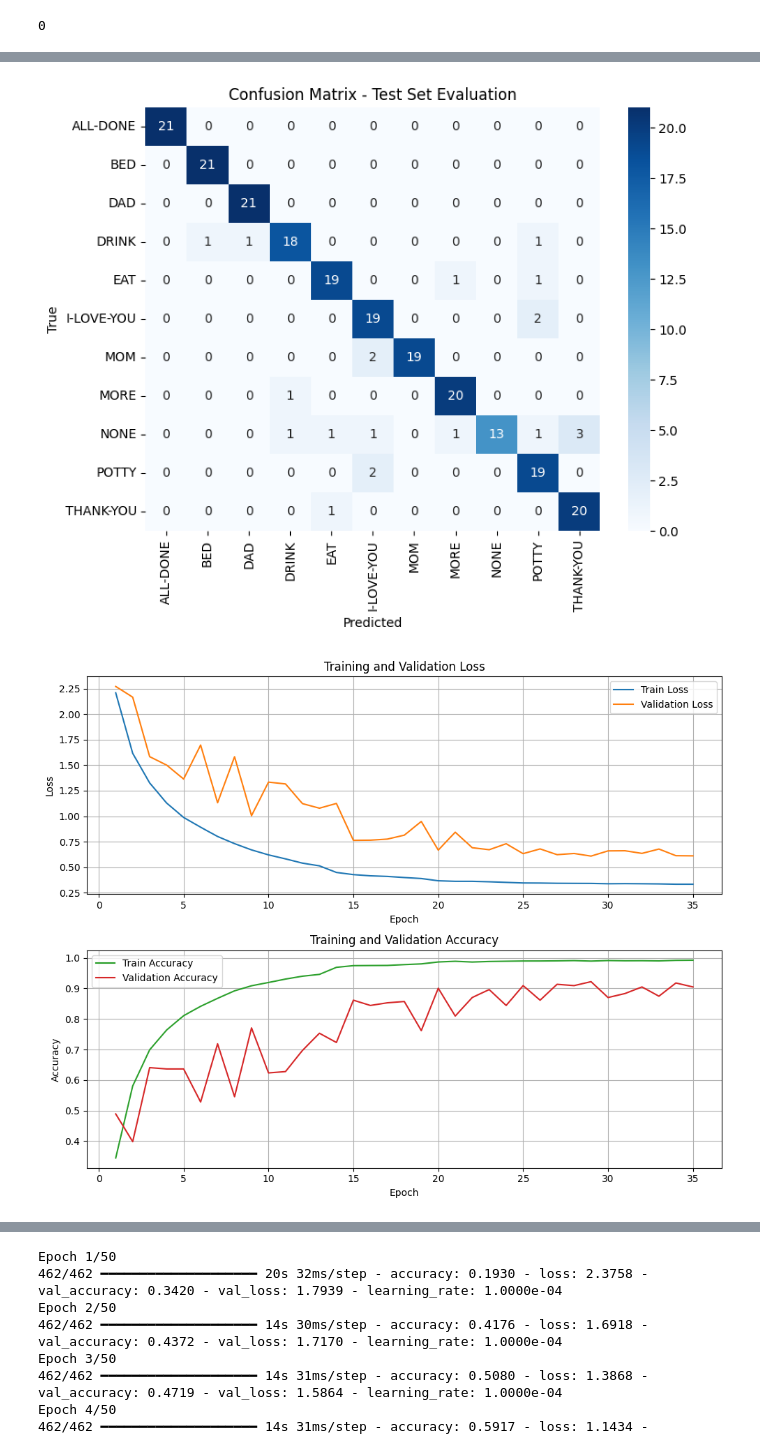
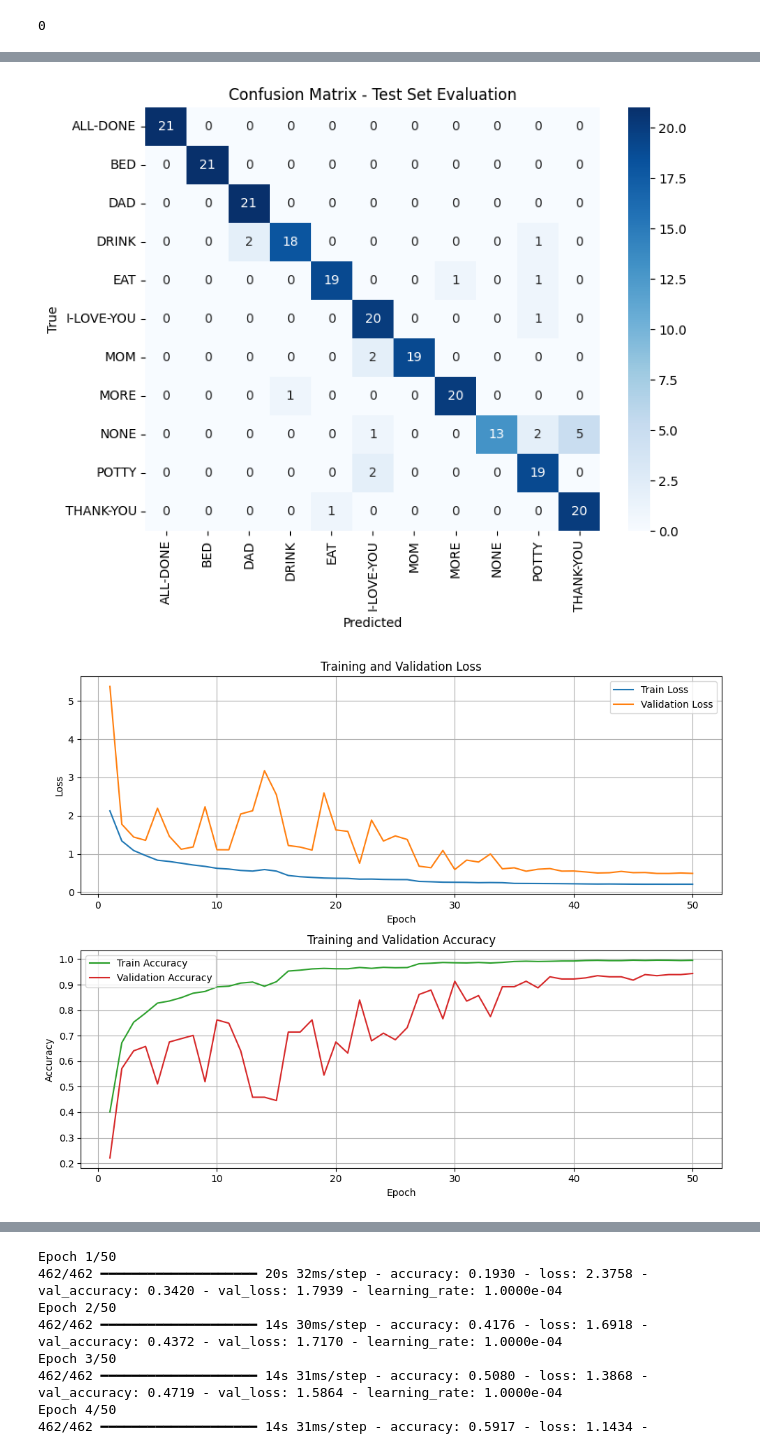
Before and after one commit to D3rrickLa/machine_learning_tfnmp, a Jupyter notebook: model/CNN_LSTM/v3/cnn_lstm_v3.ipynb, the cells around one changed output, grey strips where cells are left out. Drawn from its saved outputs; the diff is of its cells as text; code cells hidden in the pictures.

Commit message:
model updated

```diff
--- a/model/CNN_LSTM/v3/cnn_lstm_v3.ipynb
+++ b/model/CNN_LSTM/v3/cnn_lstm_v3.ipynb
@@ -210,21 +210,23 @@ model = Sequential([
     # They are a 2D shape, not the 1D it is expecting
     InputLayer(shape=(sequence_length, X_train_sequences.shape[2])),
 
-    Conv1D(64, 3, kernel_regularizer=L2(1e-3)),
+    Conv1D(72, 4, kernel_regularizer=L2(1e-3)),
     BatchNormalization(),
     Dropout(0.3),
+
     Flatten(),
 
     Dense(90, kernel_regularizer=L2(1e-3)),
     BatchNormalization(),
     Activation("relu"),
+    Dropout(0.17642),
 
-    Dense(len(class_labels), activation='softmax', kernel_regularizer=L1L2(1e-5, 1e-4), bias_regularizer=L2(1e-5))
+    Dense(len(class_labels), activation='softmax', kernel_regularizer=L1L2(1e-3, 1e-4), bias_regularizer=L2(1e-5))
 
 
 ])
 
-model.compile(optimizer=AdamW(learning_rate=1.0e-4, weight_decay=1e-5, clipnorm=1.0), loss='categorical_crossentropy', metrics=['accuracy'])
+model.compile(optimizer=AdamW(learning_rate=1.2564e-3, weight_decay=1e-5, clipnorm=1.0), loss='categorical_crossentropy', metrics=['accuracy'])
 
 reduce_lr = ReduceLROnPlateau(monitor='val_loss', factor=0.35, patience=4, min_lr=1e-10)
 early_stopping = EarlyStopping(monitor='val_loss', patience=6, restore_best_weights=True)
@@ -269,3 +271,3 @@ Test Accuracy: 0.9090909361839294
 [figure]
-[figure, old version]
+[figure, new version]
 # %%
```
Also changed, not shown: parts of 3 cells of this notebook, 3 other files.
